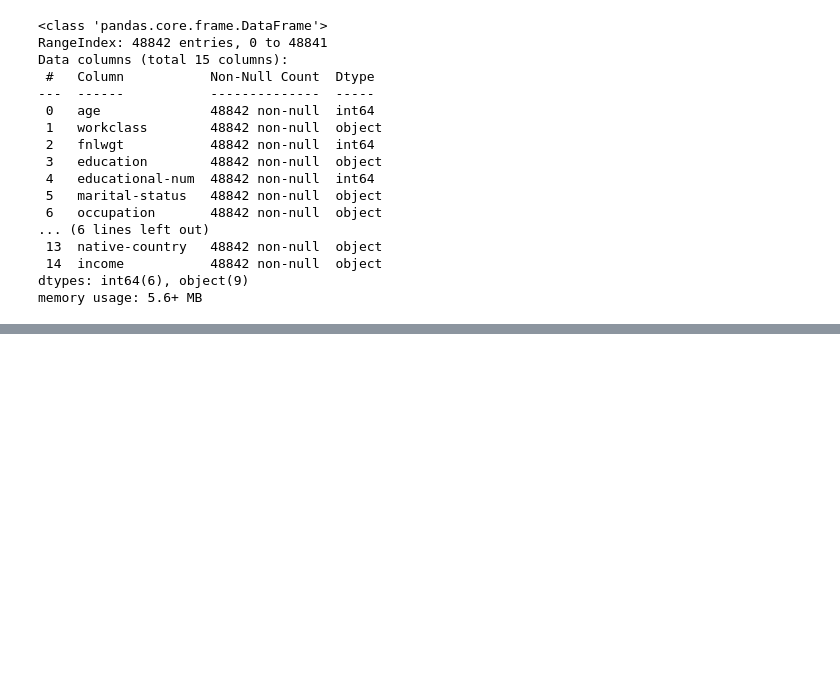
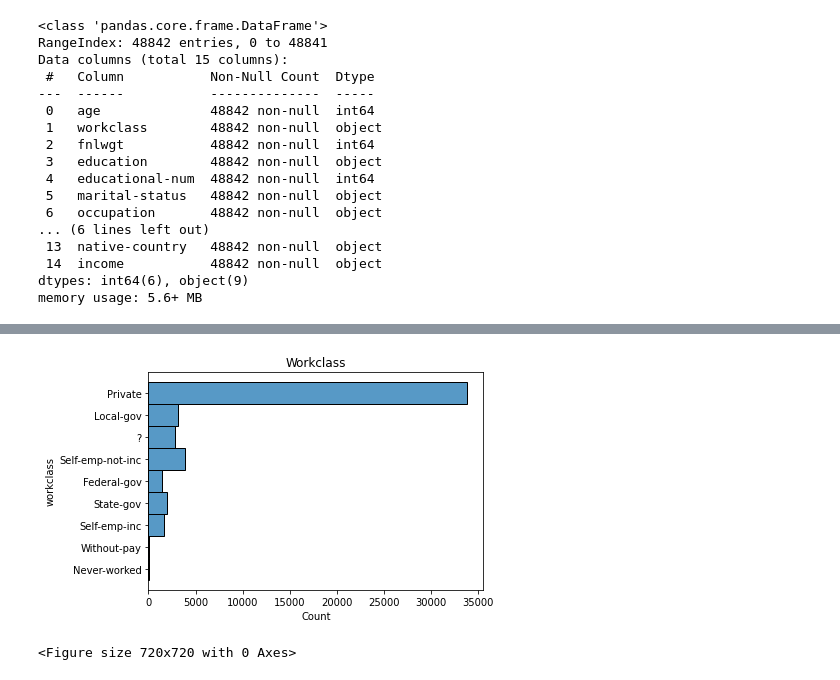
Before and after one commit to mkwak92/AdultIncome, a Jupyter notebook: Project_2.ipynb, the cells around one changed output, grey strips where cells are left out. Cells and saved outputs as stored; diff of their text form; code cells hidden in the pictures; blank space fills up the shorter version.

```diff
--- a/Project_2.ipynb
+++ b/Project_2.ipynb
@@ -85,0 +292,10 @@ memory usage: 5.6+ MB
+# %%
+# Most people work in the private working class
+sns.histplot(data=ml_df, y='workclass')
+plt.title('Workclass')
+plt.ylabel('workclass')
+plt.figure(figsize=(10,10))
+plt.show();
+# %% [output]
+[figure, added]
+<Figure size 720x720 with 0 Axes>
```
Also changed, not shown: parts of 36 cells of this notebook.
